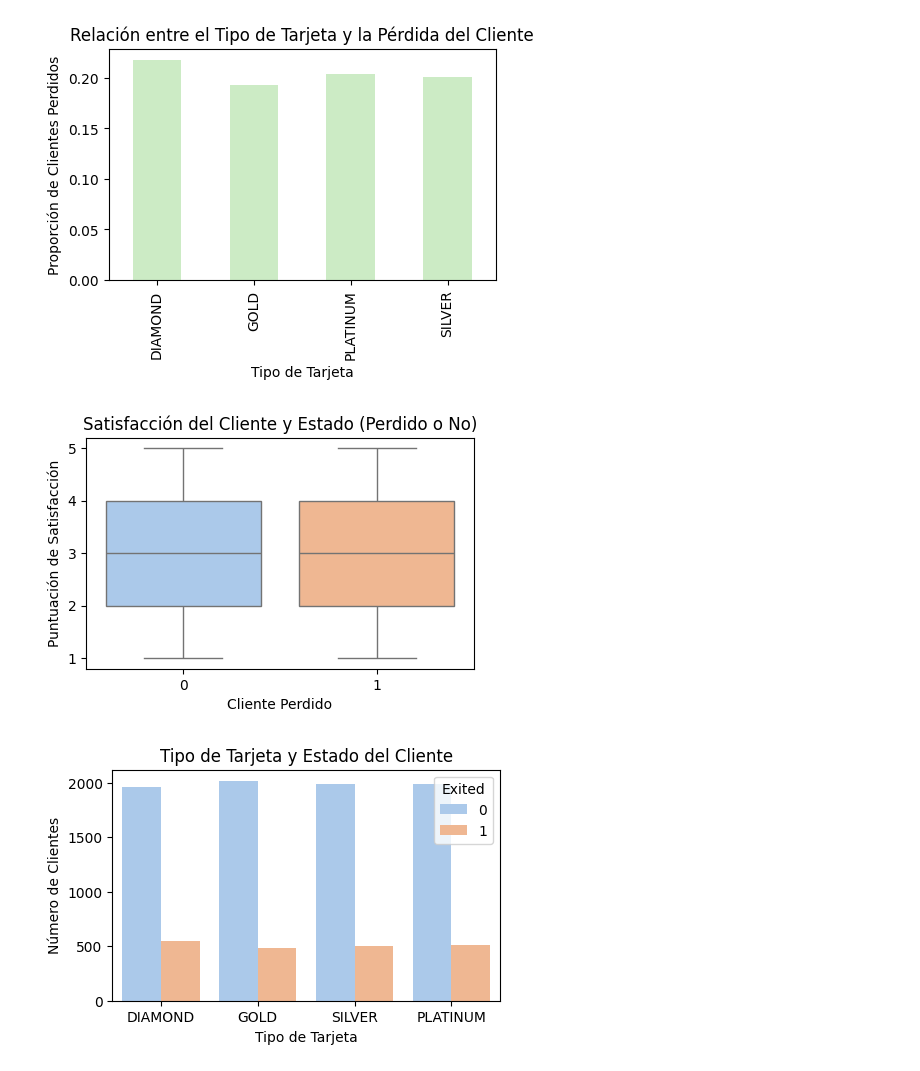
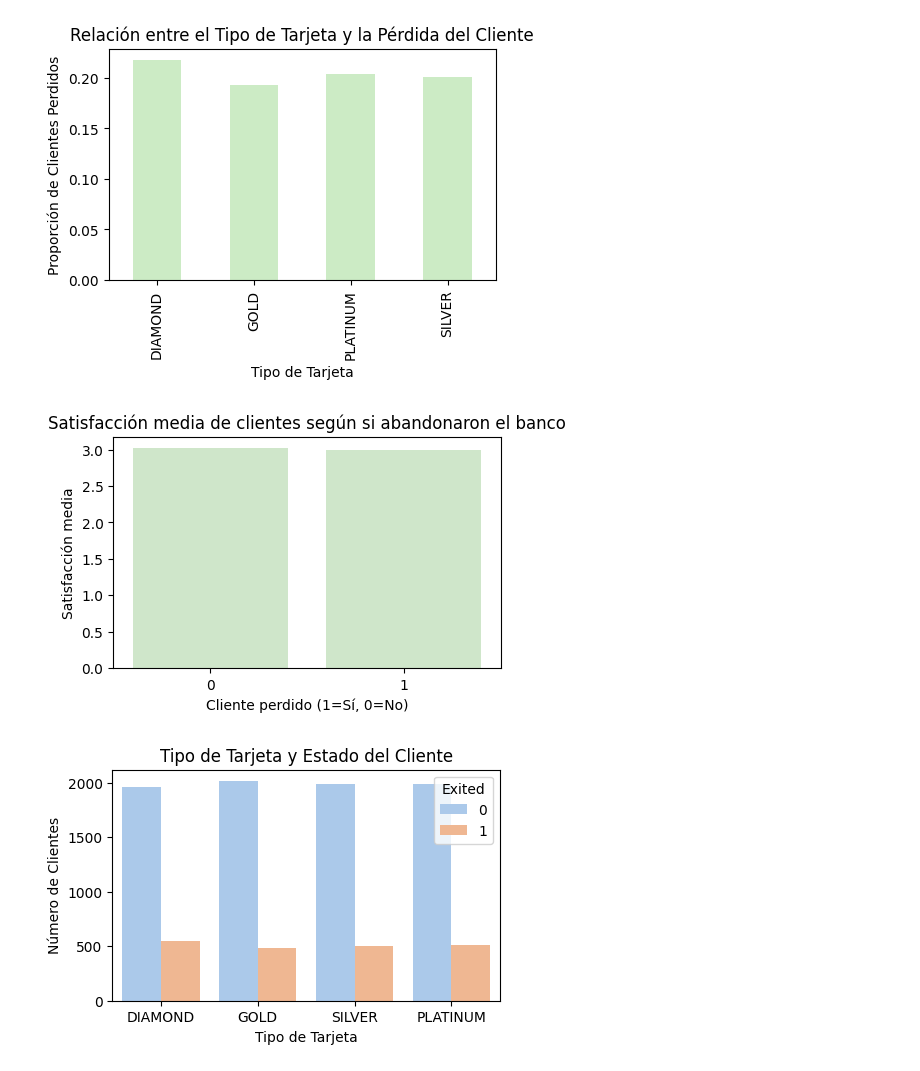
Before and after one commit to Leencita/Primer-Entregable, a Jupyter notebook: ProyectoDS_ParteI_+CabezasOlivas.ipynb, the cells around one changed output. Saved outputs shown, nothing was run; the diff lists cells and outputs as text; code cells hidden in the pictures.

```diff
--- a/ProyectoDS_ParteI_+CabezasOlivas.ipynb
+++ b/ProyectoDS_ParteI_+CabezasOlivas.ipynb
@@ -123,17 +123,17 @@ plt.show()
 # %%
 plt.figure(figsize=(5, 3))
 # Indicando el tamaño deseado del gráfico
-sns.boxplot(x='Exited', y='Satisfaction Score', data=df, hue='Exited', palette='pastel', legend=False)
-# Se crea un gráfico de Boxplot donde nos muestra en el eje x los clientes perdidos y en el eje y la satisfaccion del cliente
-plt.title('Satisfacción del Cliente y Estado (Perdido o No)')
+sns.barplot(x='Exited', y='Satisfaction Score', data=df, errorbar=None, color='#ccebc5')
+# Se crea un gráfico de barras donde nos muestra en el eje x si cliente abandona o no el banco y en el eje y el puntaje de satisfaccion media
+plt.title('Satisfacción media de clientes según si abandonaron el banco')
 # Titulo del gráfico
-plt.xlabel('Cliente Perdido')
+plt.xlabel('Cliente perdido (1=Sí, 0=No)')
 # Etiqueta del eje x
-plt.ylabel('Puntuación de Satisfacción')
+plt.ylabel('Satisfacción media')
 # Etiqueta del eje y
 plt.show()
 # %% [output]
-[figure, old version]
+[figure, new version]
 # %%
 plt.figure(figsize=(5, 3))
 # Indicando el tamaño deseado del gráfico
```
Also changed, not shown: parts of 3 cells of this notebook.
